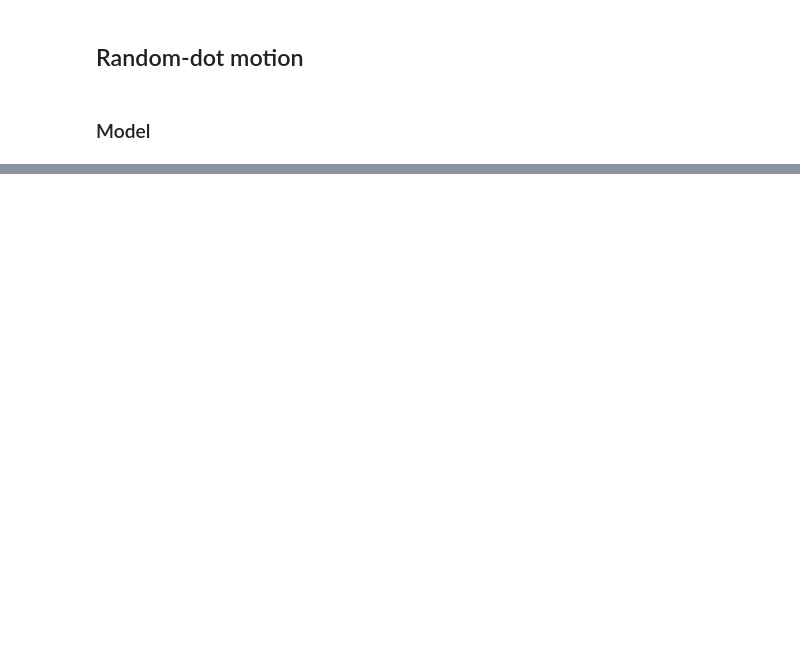
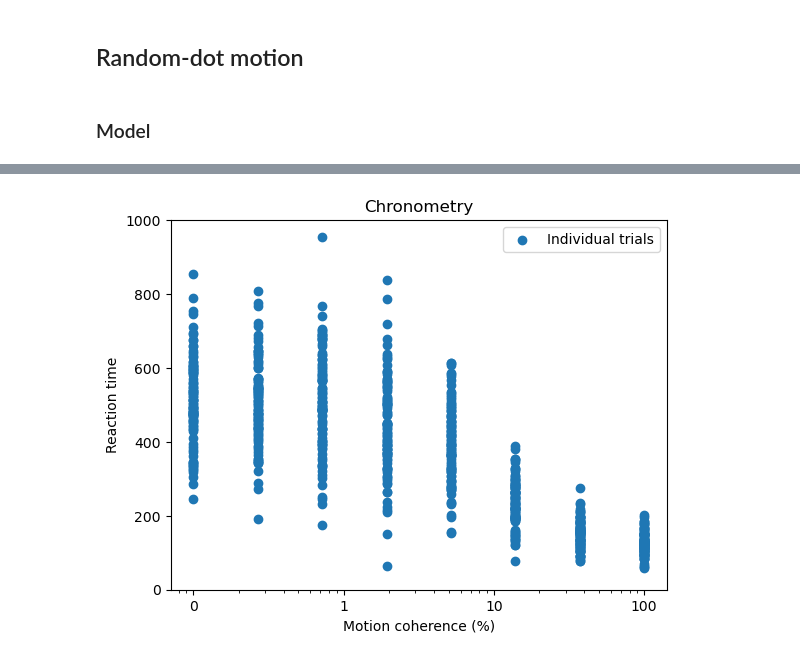
Before and after one commit to easiryne/cognitive-modeling-lab, a Jupyter notebook: TD 2/td2_notebook.ipynb, the cells around one changed output, grey strips where cells are left out. Drawn from its saved outputs; the diff is of its cells as text; code cells hidden in the pictures; blank space fills up the shorter version.

```diff
--- a/TD 2/td2_notebook.ipynb
+++ b/TD 2/td2_notebook.ipynb
@@ -237,0 +63,3 @@ plt.show()
+# %%
+coherence_range = np.logspace(-1, 2, num=8, base=10)
+coherence_range
@@ -237,0 +72,3 @@ plt.show()
+# %%
+data = generate_data(coherence_range, trials_per_coherence_rate=100)
+data
@@ -237,0 +96,22 @@ plt.show()
+# %%
+# Fill the missing code
+def plot_reaction_time(data, model=None):
+    ## Add your code here (ignore the 'model' argument for now)
+    plt.scatter(data['motion_coherence'], data['reaction_time'], label='Individual trials')
+
+    #########
+    plt.title("Chronometry")
+    plt.ylabel("Reaction time")
+    plt.xlabel("Motion coherence (%)")
+    plt.xscale('log')
+    plt.ylim(0, 1000)
+    plt.gca().xaxis.set_major_formatter(ScalarFormatter())
+    plt.gca().yaxis.set_major_formatter(ScalarFormatter())
+    plt.legend()
+    plt.show()
+
+
+# Here we call the function on your dataset
+plot_reaction_time(data)
+# %% [output]
+[figure, added]
```
Also changed, not shown: parts of 71 cells of this notebook, 4 other files.
